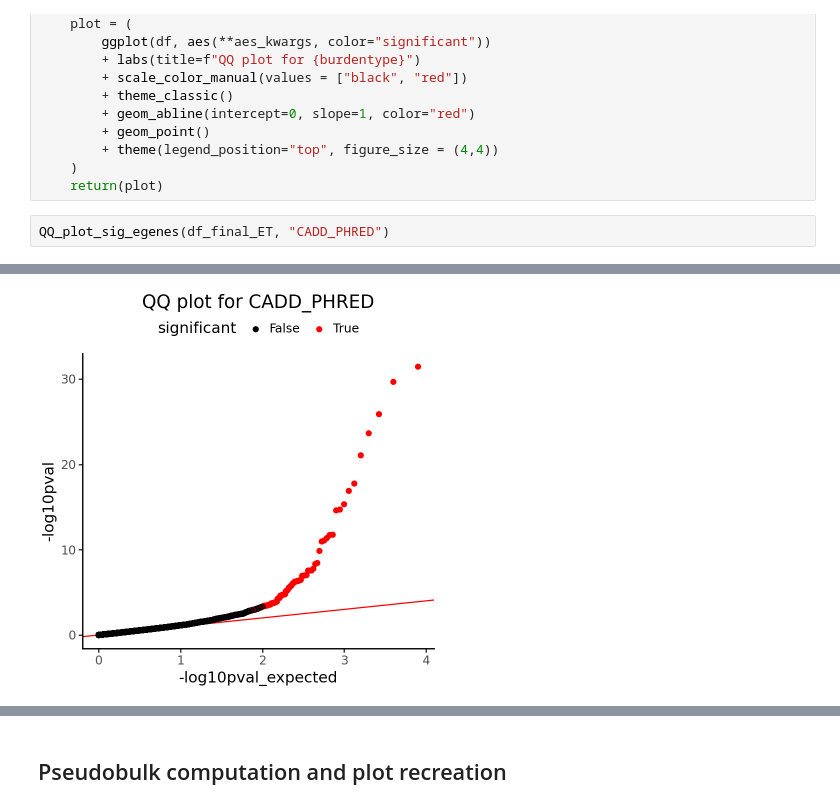
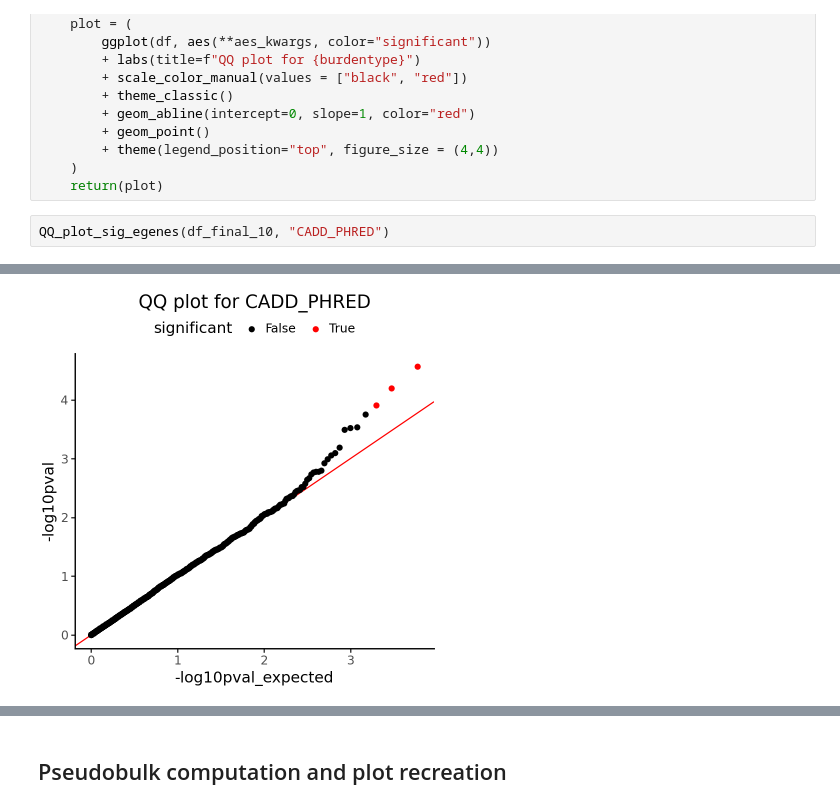
Before and after one commit to theislab/cellink, a Jupyter notebook: docs/notebooks/eval_results_tanja.ipynb, the cells around one changed output, grey strips where cells are left out. Saved outputs shown, nothing was run; the diff lists cells and outputs as text.

```diff
--- a/docs/notebooks/eval_results_tanja.ipynb
+++ b/docs/notebooks/eval_results_tanja.ipynb
@@ -438,5 +608,5 @@ def QQ_plot_sig_egenes(FDR_corrected_results, burdentype):
     )
     return(plot)
 # %%
-QQ_plot_sig_egenes(df_final_ET, "CADD_PHRED")
+QQ_plot_sig_egenes(df_final_10, "CADD_PHRED")
 # %% [output]
@@ -444,2 +614,2 @@ QQ_plot_sig_egenes(df_final_ET, "CADD_PHRED")
-[figure, old version]
+[figure, new version]
 # %%
```
Also changed, not shown: parts of 33 cells of this notebook, 1 other file.
